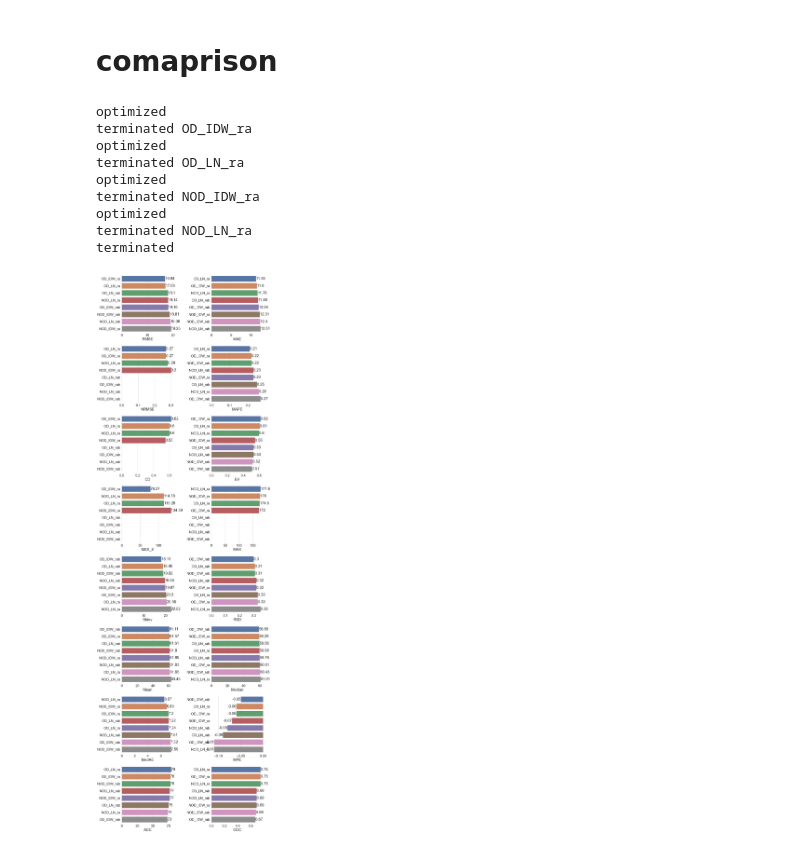
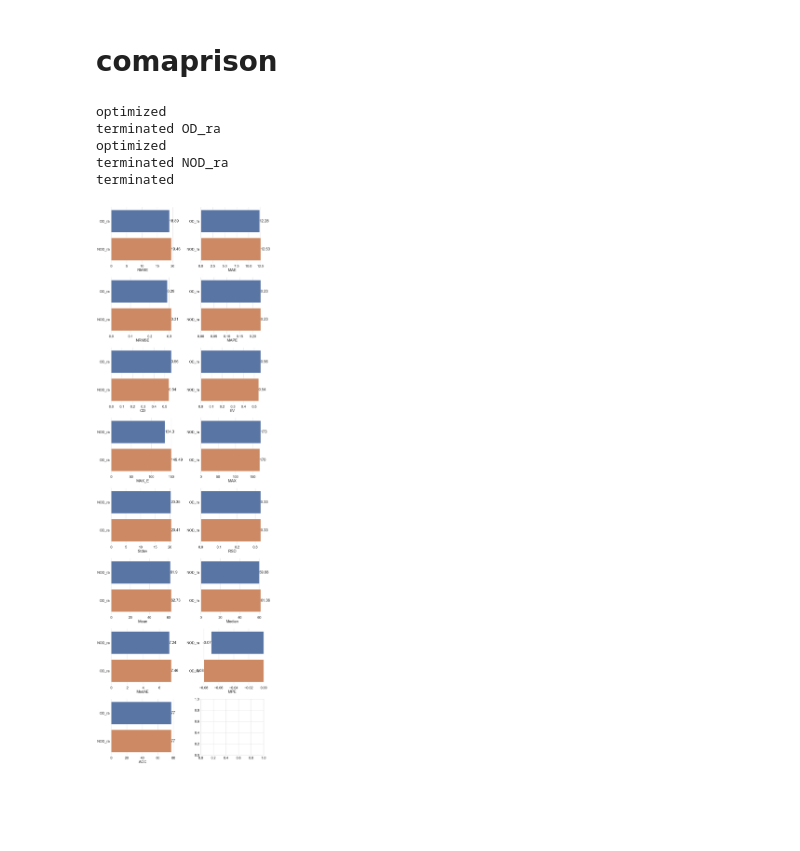
Before and after one commit to MaguedAlaghbary/AFQ, a Jupyter notebook: 5_KPI_ra.ipynb, the cells around one changed output. Cells and saved outputs as stored; diff of their text form; code cells hidden in the pictures; blank space fills up the shorter version.

```diff
--- a/5_KPI_ra.ipynb
+++ b/5_KPI_ra.ipynb
@@ -389,14 +371,14 @@ features_ex_ln.append(target)
 
 
 files = [
-         'OD_IDW_ra','OD_LN_ra',
-         'NOD_IDW_ra','NOD_LN_ra',
+         'OD_ra',
+         'NOD_ra',
 
         ]
 
 observables = [
-            features_idw, features_ln,
-            features_idw, features_ln,
+            features,
+            features,
 
 ]
 
@@ -423,7 +405,7 @@ for file_label, observable in zip(files, observables):
     X_train, X_test, y_train, y_test= train_test_split(X, y, test_size=0.2, random_state=42)
 
     # hyperparameter
-    bs_rfr_hyp =  dir_p/'RF_Hyperparameters'/f'RFR_{file_label}.csv'
+    bs_rfr_hyp =  dir_p/'Hyperparameters'/f'RFR_{file_label}.csv'
 
 
     bs_rfr_hyp_df = pd.read_csv(bs_rfr_hyp, sep='\t')
@@ -520,18 +502,14 @@ for file_label, observable in zip(files, observables):
 print('terminated')
 # %% [output]
 optimized
-terminated OD_IDW_ra
+terminated OD_ra
 optimized
-terminated OD_LN_ra
-optimized
-terminated NOD_IDW_ra
-optimized
-terminated NOD_LN_ra
+terminated NOD_ra
 terminated
 # %%
 
 KPI_df = pd.DataFrame()
-files = [filename for filename in os.listdir(dir_p/'KPI') if 'ra' in filename and 'RFE' not in filename]
+files = [filename for filename in os.listdir(dir_p/'KPI') if 'ra' in filename]
 for file in zip(files):
     path = dir_p/'KPI'/f'{file[0]}'
     tmp_df = pd.read_csv(path, index_col=0, sep='\t')
@@ -551,7 +529,7 @@ sns.set(style="whitegrid", color_codes=True, font_scale = 2)
 
 #scores = ['RMSE', 'NRMSE','MAE', 'MAPE', 'CD','EV', 'MAX_E','MIN_E' ,'MedAE', 'MPE']
 scores = ['RMSE', 'MAE', 'NRMSE','MAPE', 'CD','EV', 'MAX_E', 'MAX', 'Stdev',
-          'RSD', 'Mean','Median','MedAE', 'MPE', 'ACC','CCC']
+          'RSD', 'Mean','Median','MedAE', 'MPE', 'ACC']
 
 #subfile = 'HOD'
 #files_rg = [ x for x in files_rg if subfile in x ]
@@ -569,34 +547,34 @@ for score, ax in zip(scores, axs.flatten()):
 
         # Turn frame off
         ax.set_frame_on(False)
 
         #ax.legend(loc='upper left')
 
         # Tight layout
         plt.tight_layout()
     else:
         x_data = KPI_df.loc[score,:].sort_values().index
         y_data = KPI_df.loc[score,:].sort_values()
         bar = sns.barplot(y_data[:], x_data[:] ,     ax=ax)
         bar.bar_label(ax.containers[0], )
 
 
 
         # Turn frame off
         ax.set_frame_on(False)
 
         #ax.legend(loc='upper left')
 
         # Tight layout
         plt.tight_layout()
 
 
 
 
 # Save Figure
 #plt.savefig(f"{score.__name__} Scores.png", dpi = 1080)
 # %% [output]
-[figure, old version]
+[figure, new version]
 # %%
 
 # Save Figure
```
Also changed, not shown: parts of 10 cells of this notebook, 16 other files.
